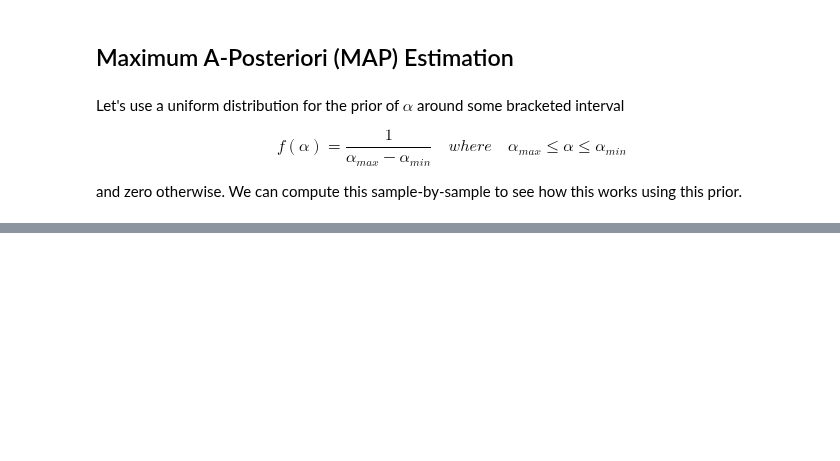
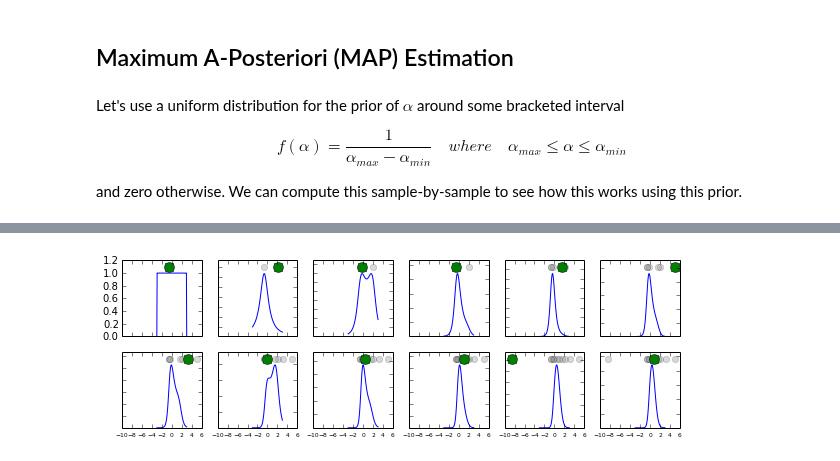
Before and after one commit to unpingco/Python-for-Signal-Processing, a Jupyter notebook: Lighthouse_problem.ipynb, the cells around one changed output, grey strips where cells are left out. Saved outputs shown, nothing was run; the diff lists cells and outputs as text; code cells hidden in the pictures; blank space fills up the shorter version.

```diff
--- a/Lighthouse_problem.ipynb
+++ b/Lighthouse_problem.ipynb
@@ -221,0 +241,21 @@ interact(slide_figure, n=(0,15,1));
+# %%
+# use random  order for first 12 samples
+x_samples[:12]= np.random.permutation(x_samples[:12])
+fig2,axs = subplots(2,6,sharex=True)
+fig2.set_size_inches((10,3))
+
+for n,ax in enumerate(axs.flatten()):
+    if n==0:
+        ax.plot(xi,[S.lambdify(x,palpha)(i) for i in xi])
+        ax.plot(x_samples[0],1.1,'o',ms=10.)
+    else:
+        g = S.prod(map(f,x_samples[:n]))
+        mxval = S.lambdify(a,g)(xi).max()*1.1
+        ax.plot(xi,S.lambdify(a,g)(xi))
+        ax.plot(x_samples[:n],mxval*ones(n),'o',color='gray',alpha=0.3)
+        ax.plot(x_samples[n],mxval,'o',ms=10.)
+        ax.axis(ymax=mxval*1.1)
+        ax.set_yticklabels([''])
+        ax.tick_params(labelsize=6)
+# %% [output]
+[figure, added]
```
Also changed, not shown: parts of 20 cells of this notebook, 1 other file.
